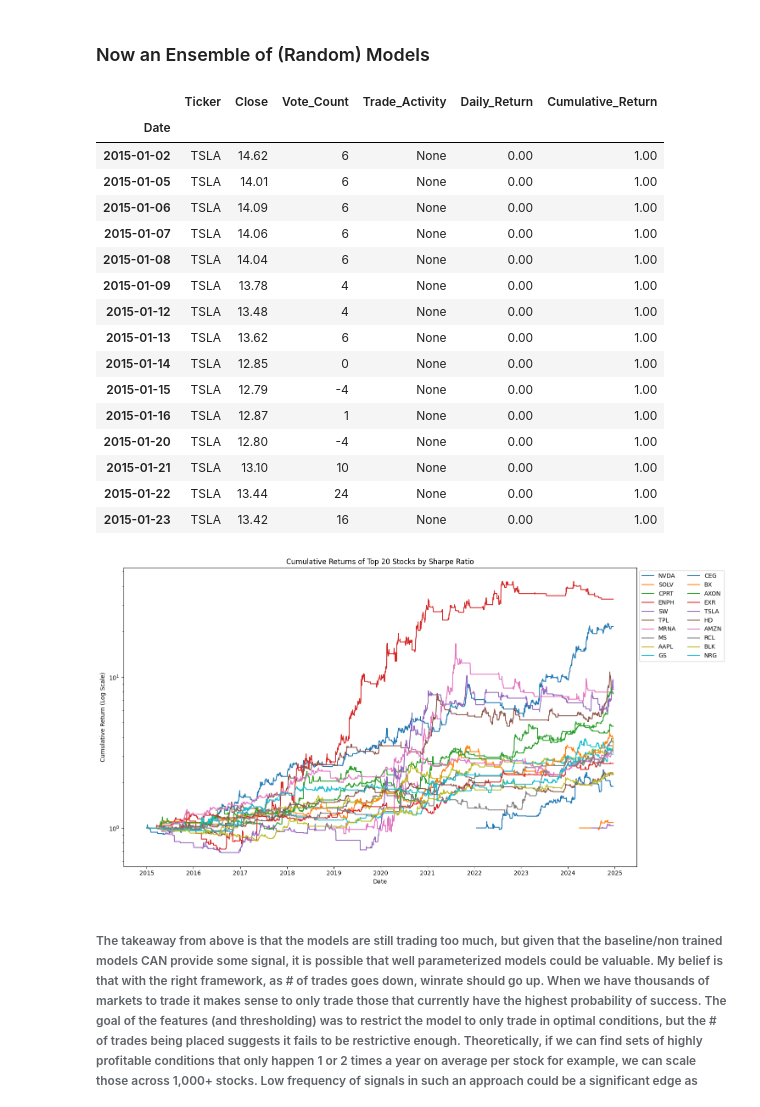
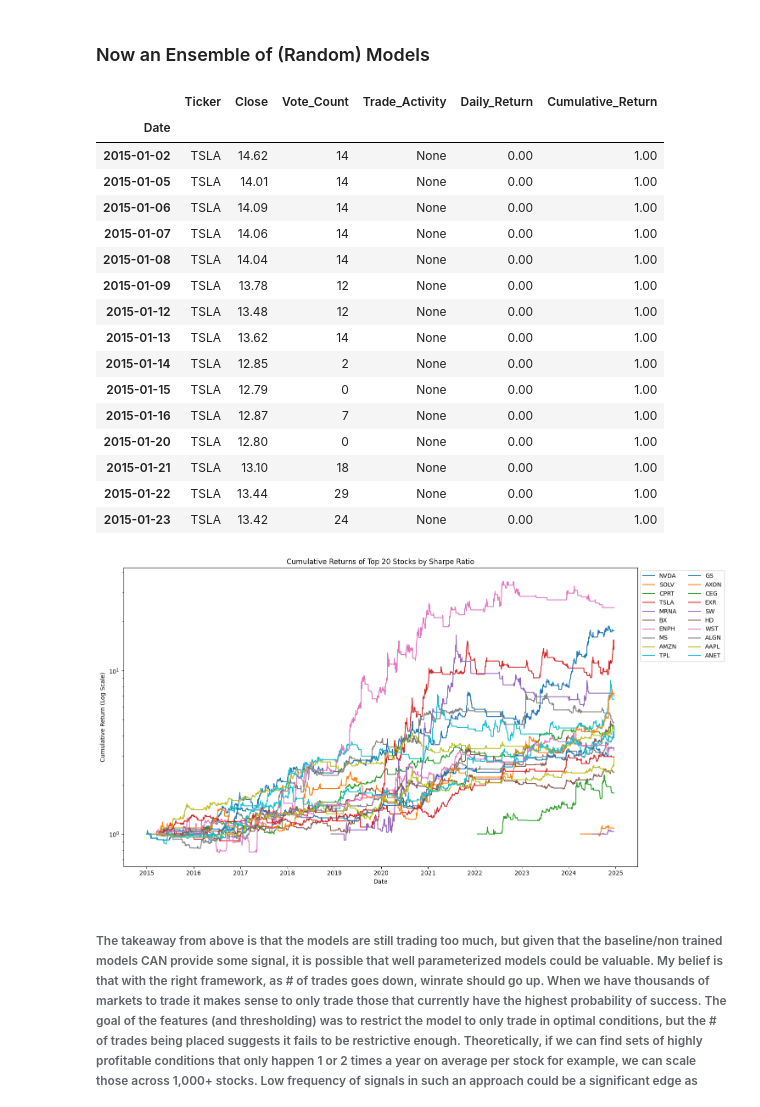
Before and after one commit to billyfrog8/Ensemble, a Jupyter notebook: Ensemble.ipynb, the cells around one changed output. Saved outputs shown, nothing was run; the diff lists cells and outputs as text; code cells hidden in the pictures.

```diff
--- a/Ensemble.ipynb
+++ b/Ensemble.ipynb
@@ -256,11 +255,15 @@ def simulate_trading(df, open_threshold=14, close_threshold=10):
         # Determine the current position after today's open decisions
         current_position = position
 
-        # Calculate daily return for day i based on position held from open to close
+        # For positions held overnight, add previous close to current open move
         if current_position == "Long":
-            daily_ret = (df.loc[df.index[i], "Close"] / df.loc[df.index[i], "Open"]) - 1
+            overnight_ret = (df.loc[df.index[i], "Open"] / df.loc[df.index[i-1], "Close"]) - 1 if df.at[df.index[i], "Trade_Activity"] == "Hold_Long" else 0
+            intraday_ret = (df.loc[df.index[i], "Close"] / df.loc[df.index[i], "Open"]) - 1
+            daily_ret = overnight_ret + intraday_ret + (overnight_ret * intraday_ret)
         elif current_position == "Short":
-            daily_ret = (df.loc[df.index[i], "Open"] / df.loc[df.index[i], "Close"]) - 1
+            overnight_ret = (df.loc[df.index[i-1], "Close"] / df.loc[df.index[i], "Open"]) - 1 if df.at[df.index[i], "Trade_Activity"] == "Hold_Short" else 0
+            intraday_ret = (df.loc[df.index[i], "Open"] / df.loc[df.index[i], "Close"]) - 1
+            daily_ret = overnight_ret + intraday_ret + (overnight_ret * intraday_ret)
         else:
             daily_ret = 0.0
 
@@ -285,7 +288,6 @@ def simulate_trading(df, open_threshold=14, close_threshold=10):
         df.at[df.index[-1], "Daily_Return"] = last_day_ret
         df.at[df.index[-1], "Cumulative_Return"] = cumulative_return
 
-    # Return the relevant columns for review
     return df[["Date", "Ticker", "Open", "Close", "Vote_Count", "Trade_Activity", "Daily_Return", "Cumulative_Return"]]
 # %% [markdown]
 ### Run the strategy
@@ -323,19 +325,15 @@ trades_df['Cumulative_Return'][trades_df['Ticker'] == 'TSLA'].plot()
 # %%
 import matplotlib.pyplot as plt
 
-# Group by Ticker and get the final cumulative return for each stock
 final_cumulative_returns = trades_df.groupby('Ticker').last()['Cumulative_Return']
 
-# Sort by cumulative return in descending order and get the top stocks
 top_20_tickers = final_cumulative_returns.sort_values(ascending=False).head(20).index
 
-# Filter trades_df to include only the top 50 tickers
-top_50_trades = trades_df[trades_df['Ticker'].isin(top_20_tickers)]
+top_20_trades = trades_df[trades_df['Ticker'].isin(top_20_tickers)]
 
-# Plot cumulative returns for the top 50 stocks
 plt.figure(figsize=(15, 8))
 for ticker in top_20_tickers:
-    stock_data = top_50_trades[top_50_trades['Ticker'] == ticker]
+    stock_data = top_20_trades[top_20_trades['Ticker'] == ticker]
     plt.plot(stock_data['Cumulative_Return'], label=ticker)
 
 # Add labels and legend
@@ -480,48 +478,49 @@ trades_df_ens[trades_df['Ticker'] == 'TSLA'].head(15)
 # %% [output]
 |  | Ticker | Close | Vote_Count | Trade_Activity | Daily_Return | Cumulative_Return |
 | Date |  |  |  |  |  |  |
-| 2015-01-02 | TSLA | 14.62 | 6 | None | 0.00 | 1.00 |
-| 2015-01-05 | TSLA | 14.01 | 6 | None | 0.00 | 1.00 |
-| 2015-01-06 | TSLA | 14.09 | 6 | None | 0.00 | 1.00 |
-| 2015-01-07 | TSLA | 14.06 | 6 | None | 0.00 | 1.00 |
-| 2015-01-08 | TSLA | 14.04 | 6 | None | 0.00 | 1.00 |
-| 2015-01-09 | TSLA | 13.78 | 4 | None | 0.00 | 1.00 |
-| 2015-01-12 | TSLA | 13.48 | 4 | None | 0.00 | 1.00 |
-| 2015-01-13 | TSLA | 13.62 | 6 | None | 0.00 | 1.00 |
-| 2015-01-14 | TSLA | 12.85 | 0 | None | 0.00 | 1.00 |
-| 2015-01-15 | TSLA | 12.79 | -4 | None | 0.00 | 1.00 |
-| 2015-01-16 | TSLA | 12.87 | 1 | None | 0.00 | 1.00 |
-| 2015-01-20 | TSLA | 12.80 | -4 | None | 0.00 | 1.00 |
-| 2015-01-21 | TSLA | 13.10 | 10 | None | 0.00 | 1.00 |
-| 2015-01-22 | TSLA | 13.44 | 24 | None | 0.00 | 1.00 |
-| 2015-01-23 | TSLA | 13.42 | 16 | None | 0.00 | 1.00 |
+| 2015-01-02 | TSLA | 14.62 | 14 | None | 0.00 | 1.00 |
+| 2015-01-05 | TSLA | 14.01 | 14 | None | 0.00 | 1.00 |
+| 2015-01-06 | TSLA | 14.09 | 14 | None | 0.00 | 1.00 |
+| 2015-01-07 | TSLA | 14.06 | 14 | None | 0.00 | 1.00 |
+| 2015-01-08 | TSLA | 14.04 | 14 | None | 0.00 | 1.00 |
+| 2015-01-09 | TSLA | 13.78 | 12 | None | 0.00 | 1.00 |
+| 2015-01-12 | TSLA | 13.48 | 12 | None | 0.00 | 1.00 |
+| 2015-01-13 | TSLA | 13.62 | 14 | None | 0.00 | 1.00 |
+| 2015-01-14 | TSLA | 12.85 | 2 | None | 0.00 | 1.00 |
+| 2015-01-15 | TSLA | 12.79 | 0 | None | 0.00 | 1.00 |
+| 2015-01-16 | TSLA | 12.87 | 7 | None | 0.00 | 1.00 |
+| 2015-01-20 | TSLA | 12.80 | 0 | None | 0.00 | 1.00 |
+| 2015-01-21 | TSLA | 13.10 | 18 | None | 0.00 | 1.00 |
+| 2015-01-22 | TSLA | 13.44 | 29 | None | 0.00 | 1.00 |
+| 2015-01-23 | TSLA | 13.42 | 24 | None | 0.00 | 1.00 |
 # %%
-# Calculate the daily returns
-trades_df_ens['Return'] = trades_df_ens.groupby('Ticker')['Cumulative_Return'].pct_change()
+# Get daily returns and assume 2% annual risk-free rate
+trades_df_ens['Return'] = trades_df_ens['Daily_Return']
+rf_daily = (1 + 0.02) ** (1/252) - 1
 
-sharpe_ratios = trades_df_ens.groupby('Ticker')['Return'].mean() / trades_df_ens.groupby('Ticker')['Return'].std()
+# Calculate annualized Sharpe ratio
+excess_returns = trades_df_ens.groupby('Ticker')['Return'].mean() - rf_daily
+sharpe_ratios = (excess_returns * 252) / (trades_df_ens.groupby('Ticker')['Return'].std() * np.sqrt(252))
 
-# Sort by Sharpe ratio
+# Sort and get top 20 tickers
 top_sharpe_tickers = sharpe_ratios.sort_values(ascending=False).head(20).index
-
-# Filter trades_df to include only the top Sharpe ratio tickers
 top_sharpe_trades = trades_df_ens[trades_df_ens['Ticker'].isin(top_sharpe_tickers)]
 
 # Plot cumulative returns
 plt.figure(figsize=(15, 8))
 for ticker in top_sharpe_tickers:
-    stock_data = top_sharpe_trades[top_sharpe_trades['Ticker'] == ticker]
-    plt.plot(stock_data['Cumulative_Return'], label=ticker)
+   stock_data = top_sharpe_trades[top_sharpe_trades['Ticker'] == ticker]
+   plt.plot(stock_data['Cumulative_Return'], label=ticker)
 
 plt.yscale('log')
 plt.title('Cumulative Returns of Top 20 Stocks by Sharpe Ratio')
 plt.xlabel('Date')
 plt.ylabel('Cumulative Return (Log Scale)')
 plt.legend(loc='upper left', bbox_to_anchor=(1, 1), ncol=2)
 plt.tight_layout()
 plt.show()
 # %% [output]
-[figure, old version]
+[figure, new version]
 # %% [markdown]
 ###### The takeaway from above is that the models are still trading too much, but given that the baseline/non trained models CAN provide some signal, it is possible that well parameterized models could be valuable. My belief is that with the right framework, as # of trades goes down, winrate should go up. When we have thousands of markets to trade it makes sense to only trade those that currently have the highest probability of success. The goal of the features (and thresholding) was to restrict the model to only trade in optimal conditions, but the # of trades being placed suggests it fails to be restrictive enough. Theoretically, if we can find sets of highly profitable conditions that only happen 1 or 2 times a year on average per stock for example, we can scale those across 1,000+ stocks. Low frequency of signals in such an approach could be a significant edge as most people are trying to maximize the # of signals (for psychological reasons, e.g. overtrading and wanting to be able to predict every single move, as well as for statistical significance). This is where ML and a significant amount of compute could be very valuable.
 # %% [markdown]
```
Also changed, not shown: parts of 7 cells of this notebook.
